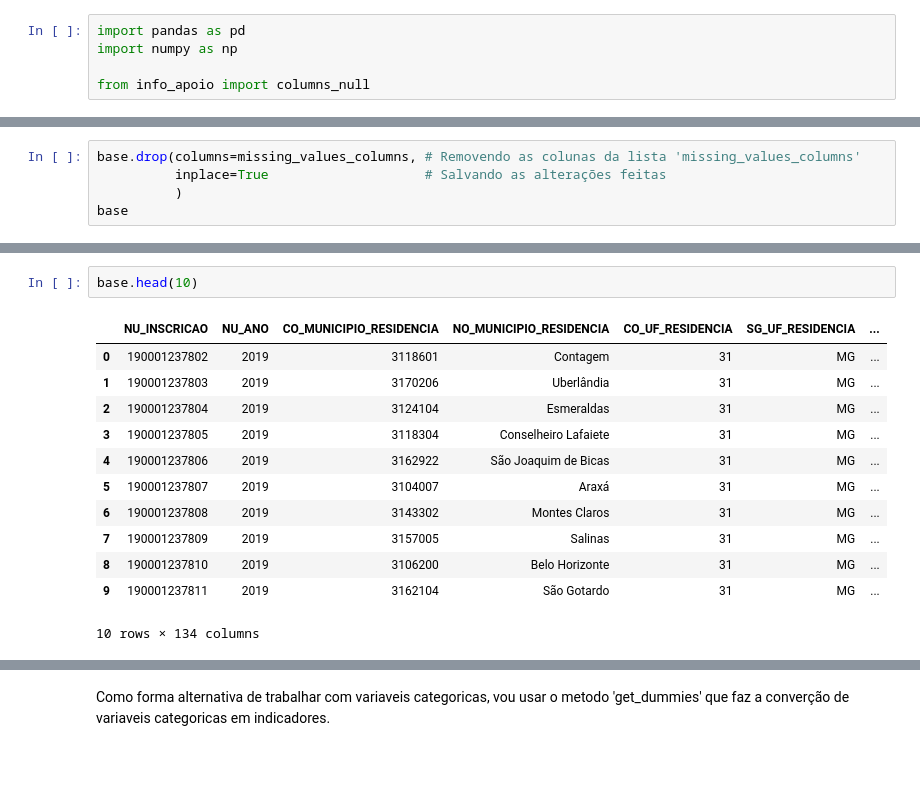
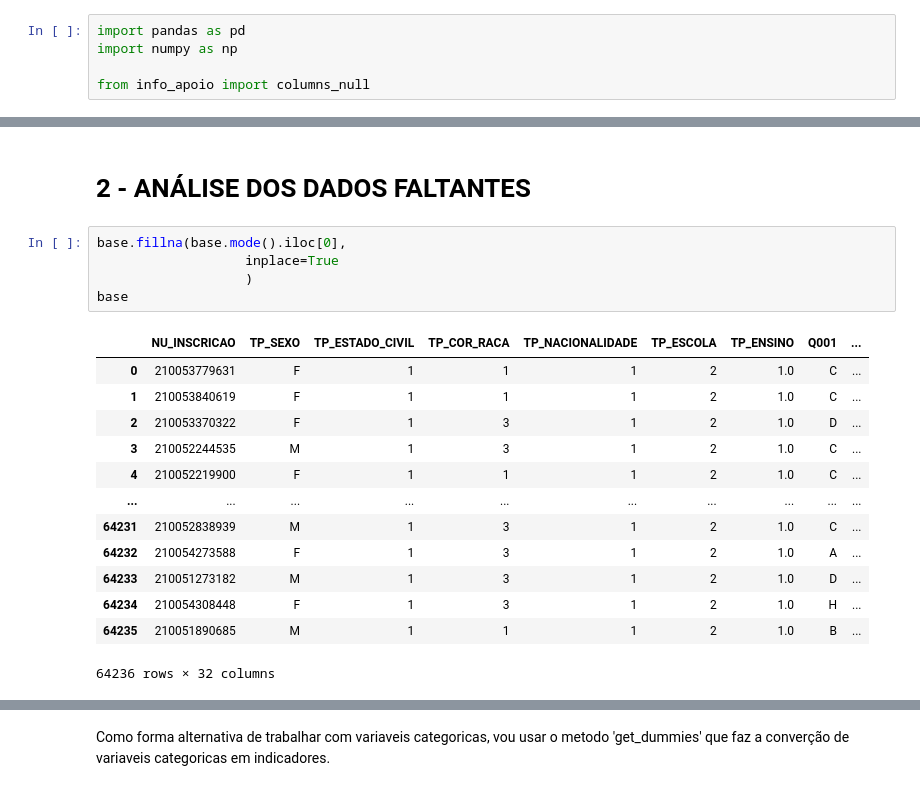
Before and after one commit to leandrosantana09/enem, a Jupyter notebook: object_base.ipynb, the cells around one changed output, grey strips where cells are left out. Saved outputs shown, nothing was run; the diff lists cells and outputs as text; blank space fills up the shorter version.

```diff
--- a/object_base.ipynb
+++ b/object_base.ipynb
@@ -102,5 +58,0 @@ missing_values_columns
-# %%
-base.drop(columns=missing_values_columns, # Removendo as colunas da lista 'missing_values_columns'
-          inplace=True                    # Salvando as alterações feitas
-          )
-base
@@ -121,15 +59,21 @@ base
-# %%
-base.head(10)
-# %% [output]
-|  | NU_INSCRICAO | NU_ANO | CO_MUNICIPIO_RESIDENCIA | NO_MUNICIPIO_RESIDENCIA | CO_UF_RESIDENCIA | SG_UF_RESIDENCIA | ... |
-| 0 | 190001237802 | 2019 | 3118601 | Contagem | 31 | MG | ... |
-| 1 | 190001237803 | 2019 | 3170206 | Uberlândia | 31 | MG | ... |
-| 2 | 190001237804 | 2019 | 3124104 | Esmeraldas | 31 | MG | ... |
-| 3 | 190001237805 | 2019 | 3118304 | Conselheiro Lafaiete | 31 | MG | ... |
-| 4 | 190001237806 | 2019 | 3162922 | São Joaquim de Bicas | 31 | MG | ... |
-| 5 | 190001237807 | 2019 | 3104007 | Araxá | 31 | MG | ... |
-| 6 | 190001237808 | 2019 | 3143302 | Montes Claros | 31 | MG | ... |
-| 7 | 190001237809 | 2019 | 3157005 | Salinas | 31 | MG | ... |
-| 8 | 190001237810 | 2019 | 3106200 | Belo Horizonte | 31 | MG | ... |
-| 9 | 190001237811 | 2019 | 3162104 | São Gotardo | 31 | MG | ... |
-10 rows × 134 columns
+# %% [markdown]
+# 2 - ANÁLISE DOS DADOS FALTANTES
+# %%
+base.fillna(base.mode().iloc[0],
+                   inplace=True
+                   )
+base
+# %% [output]
+|  | NU_INSCRICAO | TP_SEXO | TP_ESTADO_CIVIL | TP_COR_RACA | TP_NACIONALIDADE | TP_ESCOLA | TP_ENSINO | Q001 | ... |
+| 0 | 210053779631 | F | 1 | 1 | 1 | 2 | 1.0 | C | ... |
+| 1 | 210053840619 | F | 1 | 1 | 1 | 2 | 1.0 | C | ... |
+| 2 | 210053370322 | F | 1 | 3 | 1 | 2 | 1.0 | D | ... |
+| 3 | 210052244535 | M | 1 | 3 | 1 | 2 | 1.0 | C | ... |
+| 4 | 210052219900 | F | 1 | 1 | 1 | 2 | 1.0 | C | ... |
+| ... | ... | ... | ... | ... | ... | ... | ... | ... | ... |
+| 64231 | 210052838939 | M | 1 | 3 | 1 | 2 | 1.0 | C | ... |
+| 64232 | 210054273588 | F | 1 | 3 | 1 | 2 | 1.0 | A | ... |
+| 64233 | 210051273182 | M | 1 | 3 | 1 | 2 | 1.0 | D | ... |
+| 64234 | 210054308448 | F | 1 | 3 | 1 | 2 | 1.0 | H | ... |
+| 64235 | 210051890685 | M | 1 | 1 | 1 | 2 | 1.0 | B | ... |
+64236 rows × 32 columns
```
Also changed, not shown: parts of 28 cells of this notebook, 5 other files.
